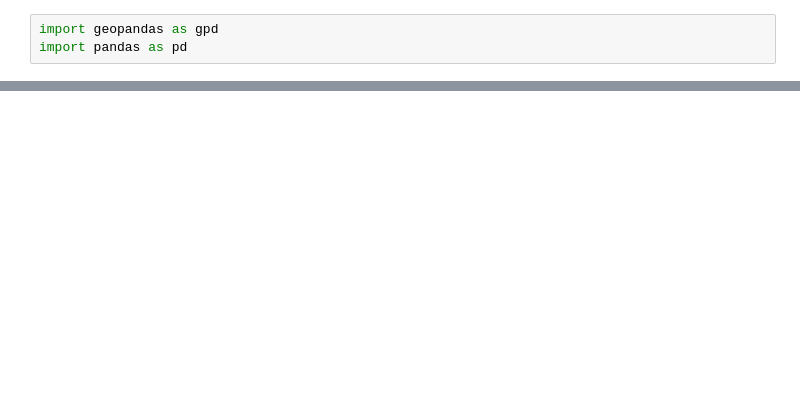
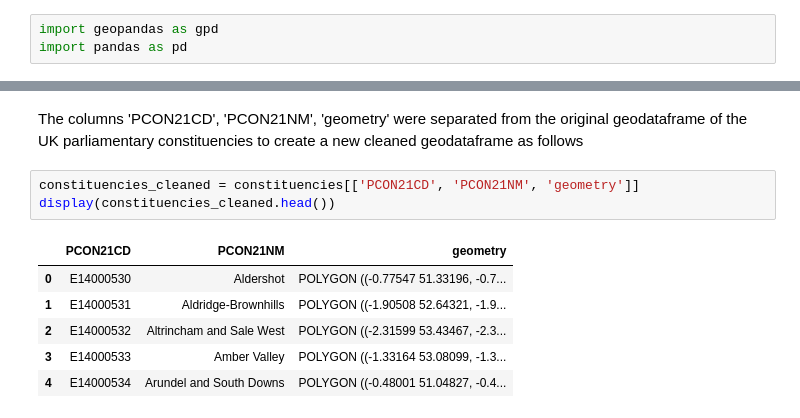
Before and after one commit to yuliiabosher/Fiber-optic-project, a Jupyter notebook: Parliamentary_constituencies_FTTP.ipynb, the cells around one changed output, grey strips where cells are left out. Saved outputs shown, nothing was run; the diff lists cells and outputs as text; blank space fills up the shorter version.

```diff
--- a/Parliamentary_constituencies_FTTP.ipynb
+++ b/Parliamentary_constituencies_FTTP.ipynb
@@ -34,3 +40,15 @@ display(constituencies.head())
 | 2 | 3 | E14000532 | Altrincham and Sale West | 374132 | 389051 | -2.39049 | 53.39766 | e9268ad9-79db-4f18-a45a-75b578f4acff | POLYGON ((-2.31599 53.43467, -2.3... |
 | 3 | 4 | E14000533 | Amber Valley | 440478 | 349675 | -1.39770 | 53.04283 | 85d80037-63e5-4460-acd6-1da8b91cda9c | POLYGON ((-1.33164 53.08099, -1.3... |
 | 4 | 5 | E14000534 | Arundel and South Downs | 510686 | 115542 | -0.42635 | 50.92871 | 27686d42-4500-47bd-8200-79b90f0f4f0a | POLYGON ((-0.48001 51.04827, -0.4... |
+# %% [markdown]
+The columns 'PCON21CD', 'PCON21NM', 'geometry' were separated from the original geodataframe of the UK parliamentary constituencies to create a new cleaned geodataframe as follows
+# %%
+constituencies_cleaned = constituencies[['PCON21CD', 'PCON21NM', 'geometry']]
+display(constituencies_cleaned.head())
+# %% [output]
+|  | PCON21CD | PCON21NM | geometry |
+| 0 | E14000530 | Aldershot | POLYGON ((-0.77547 51.33196, -0.7... |
+| 1 | E14000531 | Aldridge-Brownhills | POLYGON ((-1.90508 52.64321, -1.9... |
+| 2 | E14000532 | Altrincham and Sale West | POLYGON ((-2.31599 53.43467, -2.3... |
+| 3 | E14000533 | Amber Valley | POLYGON ((-1.33164 53.08099, -1.3... |
+| 4 | E14000534 | Arundel and South Downs | POLYGON ((-0.48001 51.04827, -0.4... |
```
Also changed, not shown: parts of 14 cells of this notebook.
